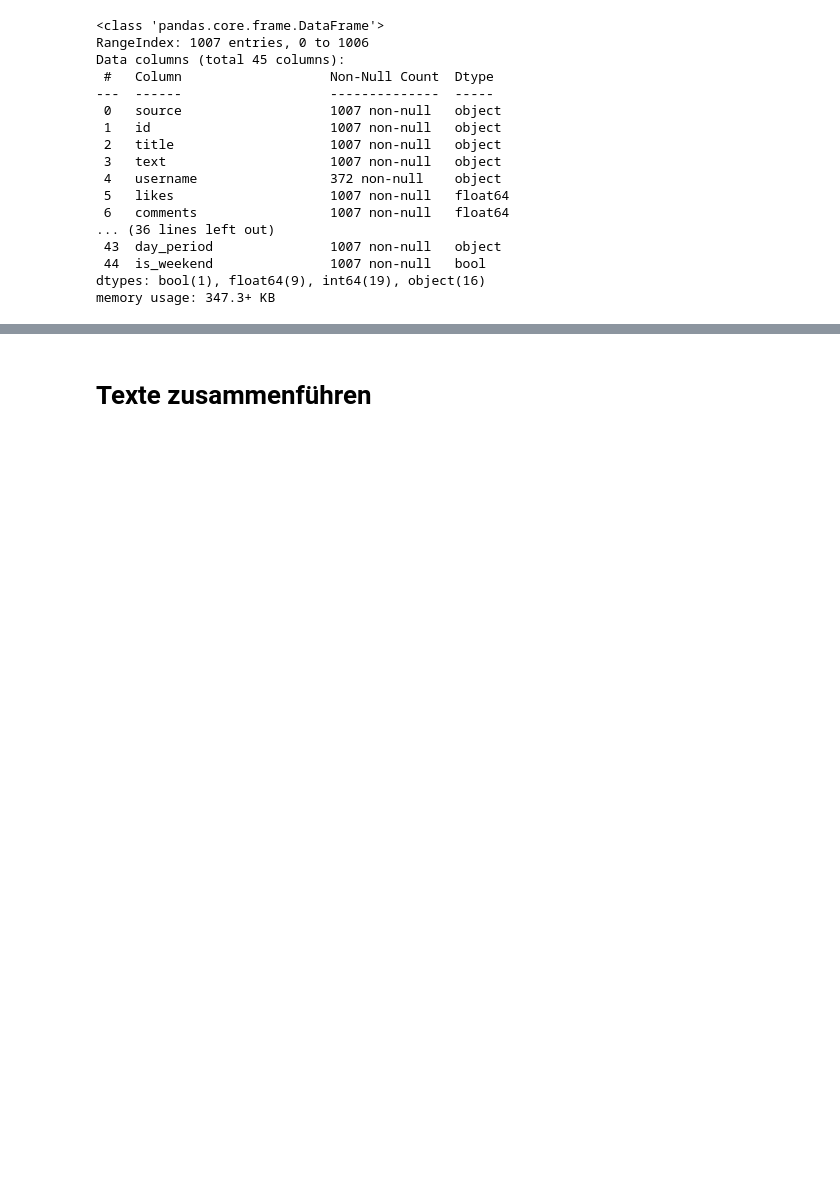
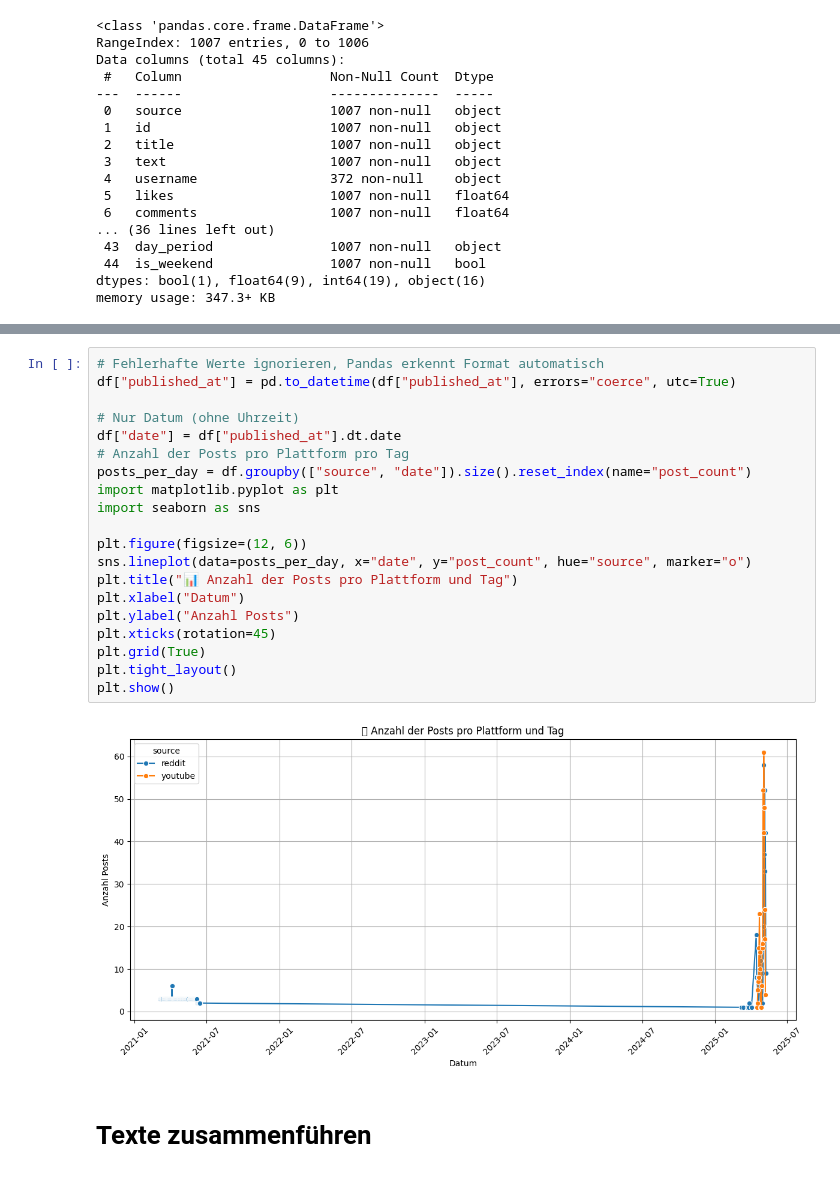
Before and after one commit to sofietheresa/TrendAnalyseSocialMedia, a Jupyter notebook: notebooks/03_data_exploration.ipynb, the cells around one changed output, grey strips where cells are left out. Cells and saved outputs as stored; diff of their text form; blank space fills up the shorter version.

```diff
--- a/notebooks/03_data_exploration.ipynb
+++ b/notebooks/03_data_exploration.ipynb
@@ -59,3 +70,25 @@ memory usage: 347.3+ KB
+# %%
+# Fehlerhafte Werte ignorieren, Pandas erkennt Format automatisch
+df["published_at"] = pd.to_datetime(df["published_at"], errors="coerce", utc=True)
+
+# Nur Datum (ohne Uhrzeit)
+df["date"] = df["published_at"].dt.date
+# Anzahl der Posts pro Plattform pro Tag
+posts_per_day = df.groupby(["source", "date"]).size().reset_index(name="post_count")
+import matplotlib.pyplot as plt
+import seaborn as sns
+
+plt.figure(figsize=(12, 6))
+sns.lineplot(data=posts_per_day, x="date", y="post_count", hue="source", marker="o")
+plt.title("📊 Anzahl der Posts pro Plattform und Tag")
+plt.xlabel("Datum")
+plt.ylabel("Anzahl Posts")
+plt.xticks(rotation=45)
+plt.grid(True)
+plt.tight_layout()
+plt.show()
+# %% [output]
+[figure, added]
 # %% [markdown]
 # Texte zusammenführen
 # %%
```
Also changed, not shown: parts of 1 cell of this notebook, 2 other files.
